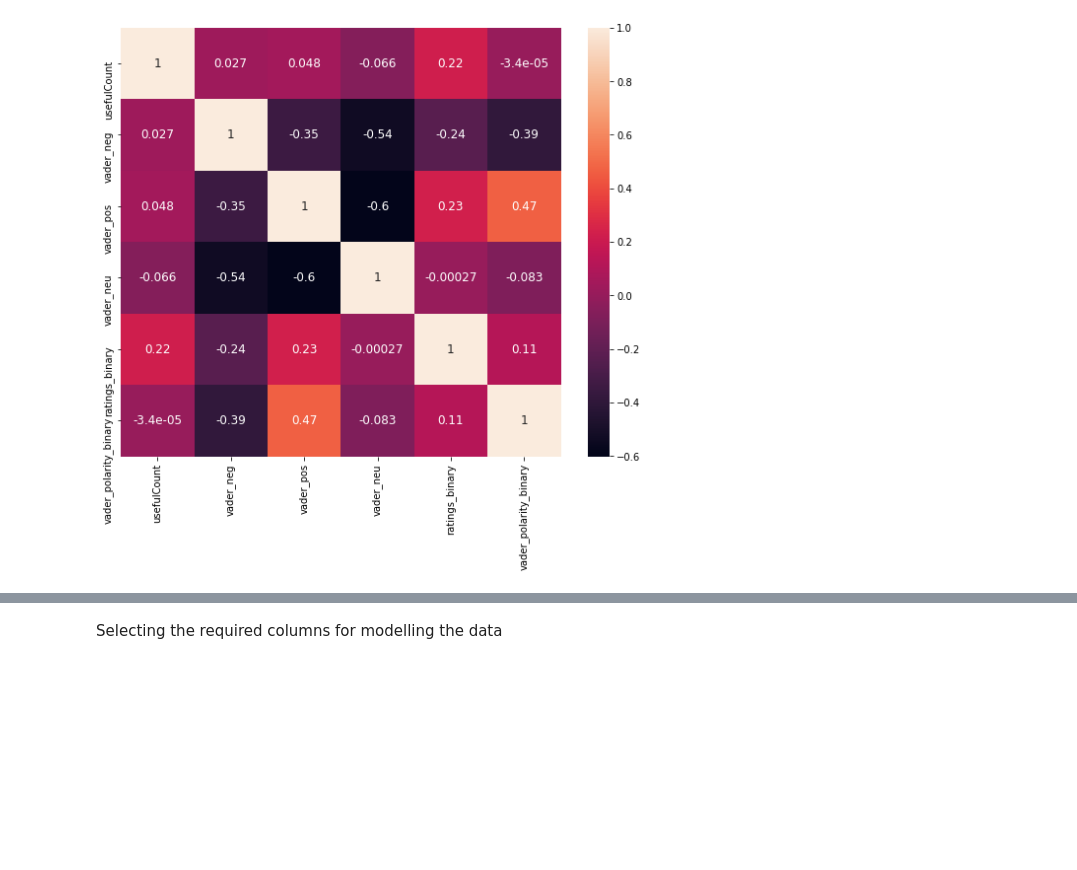
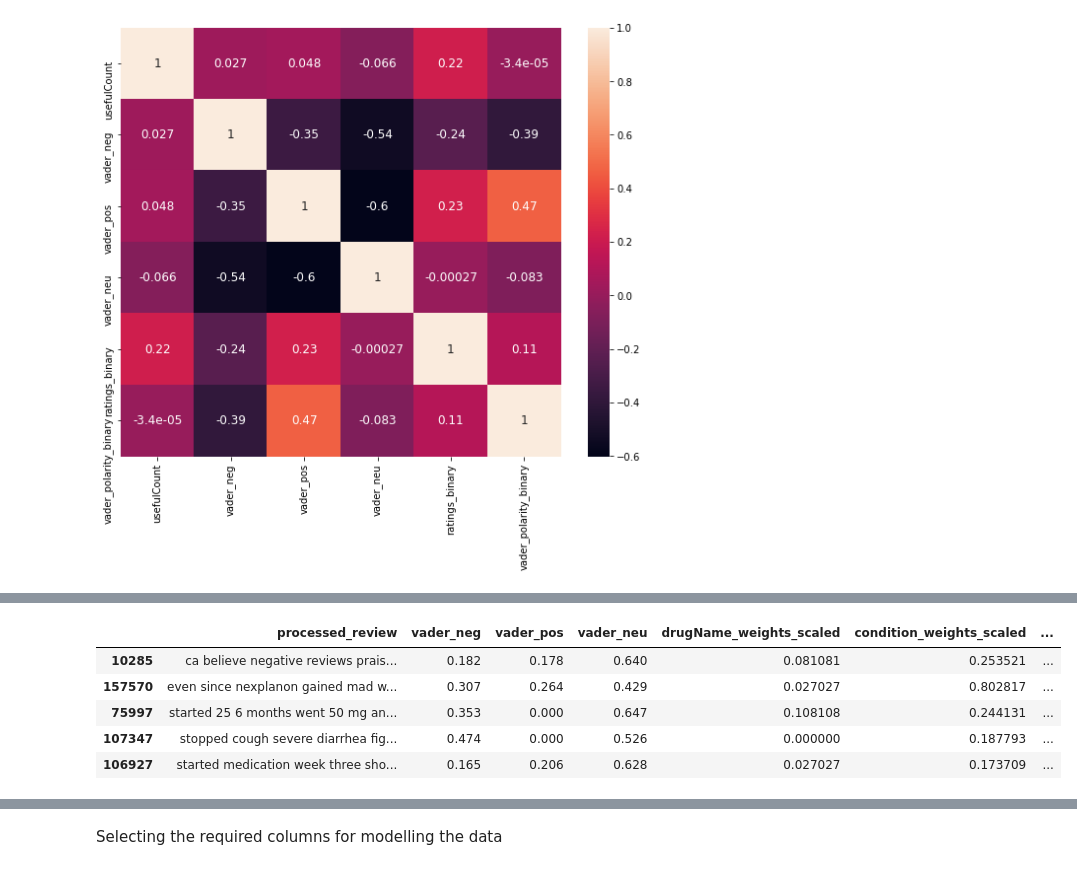
Before and after one commit to sushanthsreenivas/Patient-Drug-Reviews-Analysis-Using-Clustering, a Jupyter notebook: IS 567 Final Project.ipynb, the cells around one changed output, grey strips where cells are left out. Saved outputs shown, nothing was run; the diff lists cells and outputs as text; code cells hidden in the pictures; blank space fills up the shorter version.

```diff
--- a/IS 567 Final Project.ipynb
+++ b/IS 567 Final Project.ipynb
@@ -633,0 +465,15 @@ df_model.head()
+# %%
+scaler_usefulCount = preprocessing.MinMaxScaler()
+
+X_train['usefulCount_scaled'] = scaler_usefulCount.fit_transform(X_train['usefulCount'].values.reshape(-1,1))
+X_test['usefulCount_scaled'] = scaler_usefulCount.transform(X_test['usefulCount'].values.reshape(-1,1))
+# %%
+X_train.drop(['usefulCount'], axis = 1, inplace = True)
+X_train.head()
+# %% [output]
+|  | processed_review | vader_neg | vader_pos | vader_neu | drugName_weights_scaled | condition_weights_scaled | ... |
+| 10285 | ca believe negative reviews prais... | 0.182 | 0.178 | 0.640 | 0.081081 | 0.253521 | ... |
+| 157570 | even since nexplanon gained mad w... | 0.307 | 0.264 | 0.429 | 0.027027 | 0.802817 | ... |
+| 75997 | started 25 6 months went 50 mg an... | 0.353 | 0.000 | 0.647 | 0.108108 | 0.244131 | ... |
+| 107347 | stopped cough severe diarrhea fig... | 0.474 | 0.000 | 0.526 | 0.000000 | 0.187793 | ... |
+| 106927 | started medication week three sho... | 0.165 | 0.206 | 0.628 | 0.027027 | 0.173709 | ... |
```
Also changed, not shown: parts of 68 cells of this notebook.
